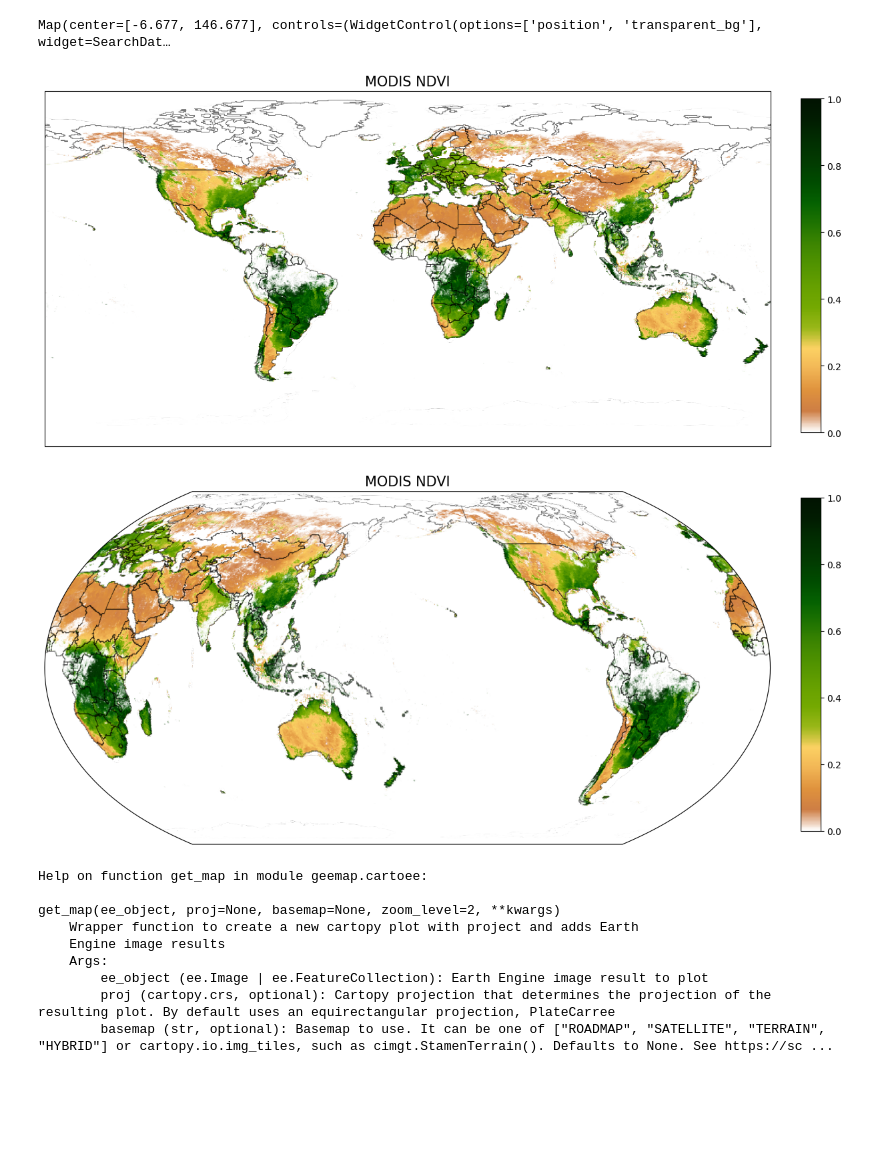
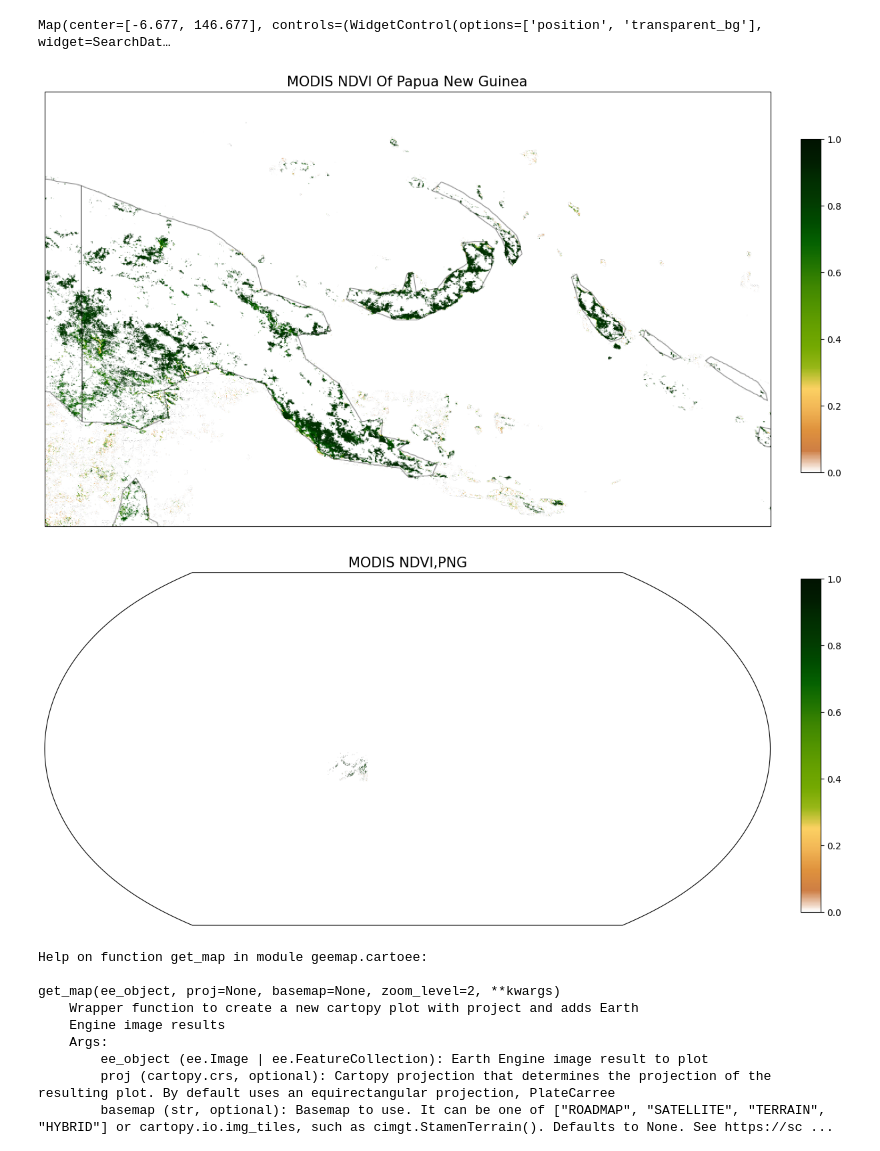
Before and after one commit to anapitalai/gee, a Jupyter notebook: carto_ee.ipynb, the cells around one changed output. Cells and saved outputs as stored; diff of their text form; code cells hidden in the pictures; blank space fills up the shorter version.

```diff
--- a/carto_ee.ipynb
+++ b/carto_ee.ipynb
@@ -83,34 +83,35 @@ Map(center=[-6.677, 146.677], controls=(WidgetControl(options=['position', 'tran
 # %%
 # specify region to focus on
 bbox = [180, -88, -180, 88]
+zoom_region = [140.0, -12.0, 160.0, 0]
 # %%
 fig = plt.figure(figsize=(15, 10))
 
 # plot the result with cartoee using a PlateCarre projection (default)
-ax = cartoee.get_map(blend, region=bbox)
+ax = cartoee.get_map(blend, region=zoom_region)
 cb = cartoee.add_colorbar(ax, vis_params=vis_params, loc="right")
 
-ax.set_title(label="MODIS NDVI", fontsize=15)
+ax.set_title(label="MODIS NDVI Of Papua New Guinea", fontsize=15)
 
 # ax.coastlines()
 plt.show()
 # %% [output]
-[figure, old version]
+[figure, new version]
 # %%
 fig = plt.figure(figsize=(15, 10))
 
 projection = ccrs.EqualEarth(central_longitude=-180)
 
 # plot the result with cartoee using a PlateCarre projection (default)
-ax = cartoee.get_map(blend, region=bbox, proj=projection)
+ax = cartoee.get_map(blend, region=zoom_region, proj=projection,zoom_level=8)
 cb = cartoee.add_colorbar(ax, vis_params=vis_params, loc="right")
 
-ax.set_title(label="MODIS NDVI", fontsize=15)
+ax.set_title(label="MODIS NDVI,PNG", fontsize=15)
 
 # ax.coastlines()
 plt.show()
 # %% [output]
-[figure, old version]
+[figure, new version]
 # %%
 dataset = ee.ImageCollection('LANDSAT/LC08/C02/T1_L2').filterDate(
     '2025-01-01', '2025-02-01'
```
